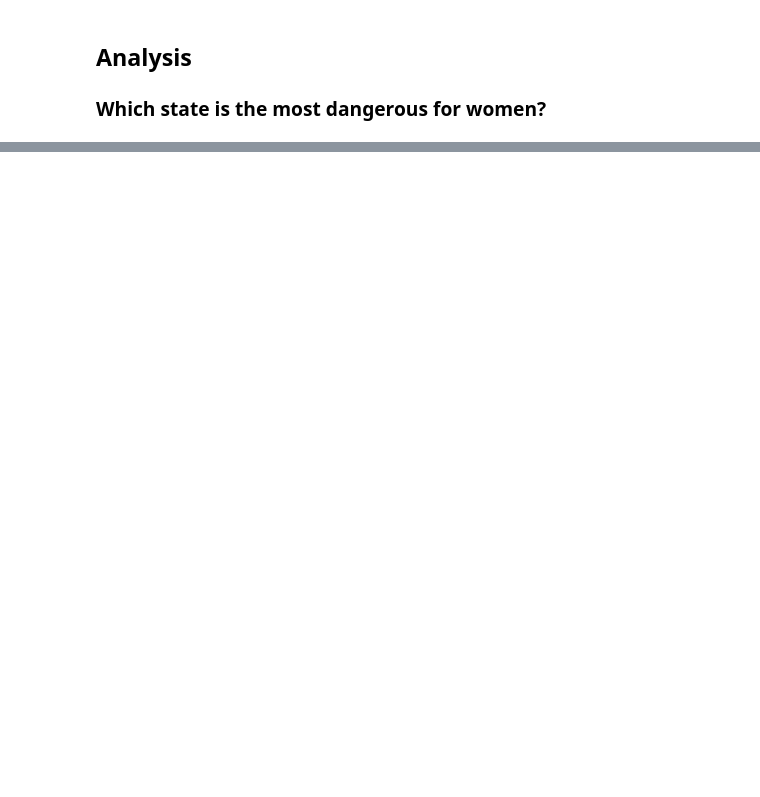
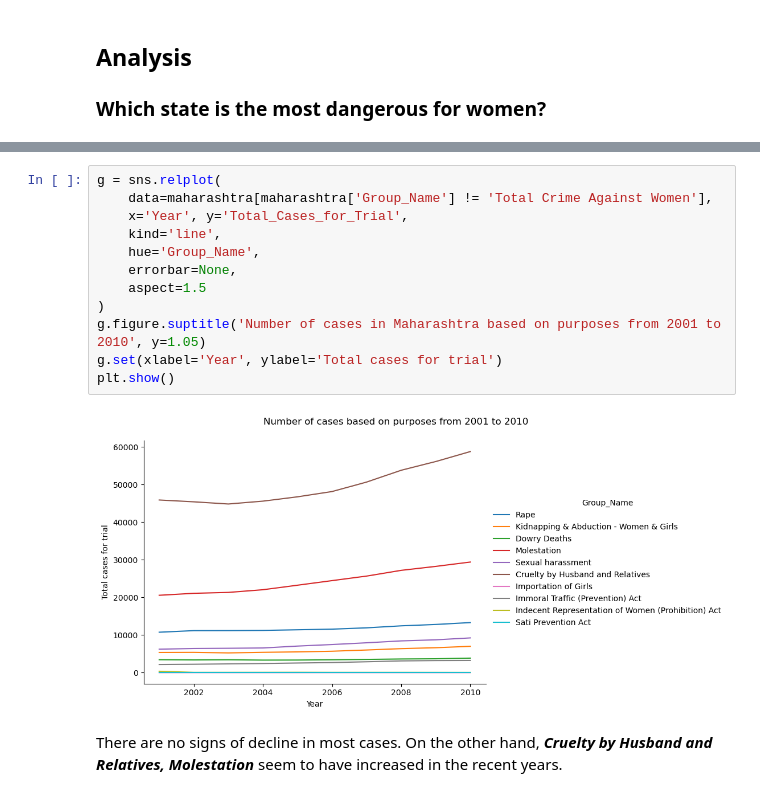
Before and after one commit to Huycuong03/Analysis-crimes-against-women-in-India, a Jupyter notebook: notebook/main.ipynb, the cells around one changed output, grey strips where cells are left out. Saved outputs shown, nothing was run; the diff lists cells and outputs as text; blank space fills up the shorter version.

```diff
--- a/notebook/main.ipynb
+++ b/notebook/main.ipynb
@@ -178,0 +203,16 @@ Another interesting insight from the graph is that the number keeps increasing o
+# %%
+g = sns.relplot(
+    data=maharashtra[maharashtra['Group_Name'] != 'Total Crime Against Women'],
+    x='Year', y='Total_Cases_for_Trial',
+    kind='line',
+    hue='Group_Name',
+    errorbar=None,
+    aspect=1.5
+)
+g.figure.suptitle('Number of cases in Maharashtra based on purposes from 2001 to 2010', y=1.05)
+g.set(xlabel='Year', ylabel='Total cases for trial')
+plt.show()
+# %% [output]
+[figure, added]
+# %% [markdown]
+There are no signs of decline in most cases. On the other hand, **_Cruelty by Husband and Relatives, Molestation_** seem to have increased in the recent years.
```
Also changed, not shown: parts of 11 cells of this notebook.
